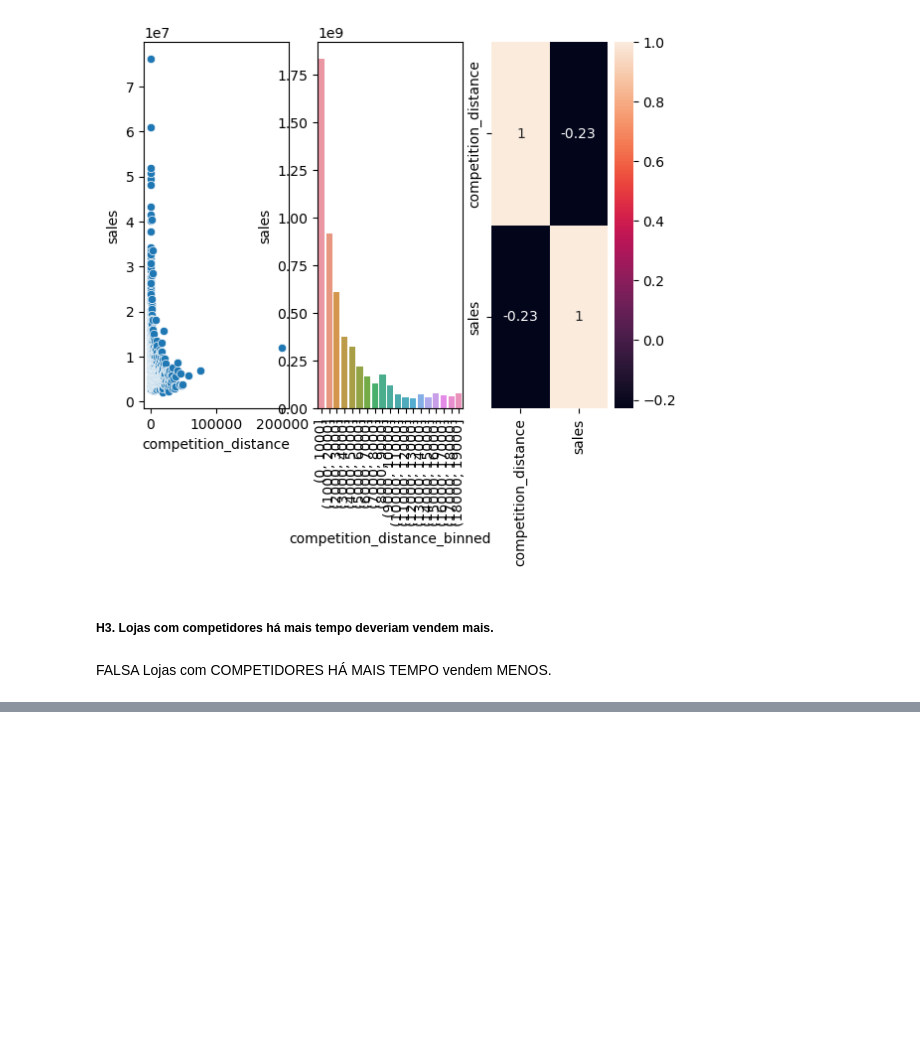
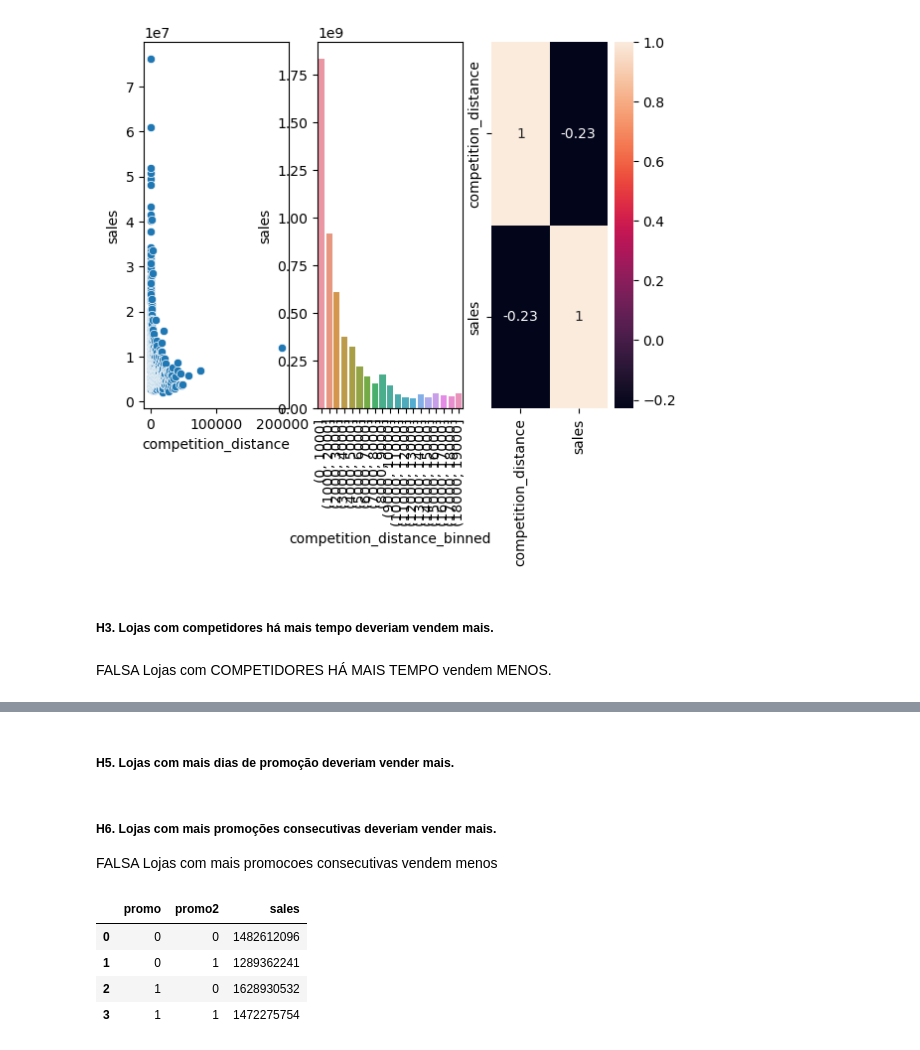
Before and after one commit to raquelEllem/rossmann_store_sales, a Jupyter notebook: rossmann_store_sales/ciclo04_store_sales_prediction.ipynb, the cells around one changed output, grey strips where cells are left out. Cells and saved outputs as stored; diff of their text form; code cells hidden in the pictures; blank space fills up the shorter version.

```diff
--- a/rossmann_store_sales/ciclo04_store_sales_prediction.ipynb
+++ b/rossmann_store_sales/ciclo04_store_sales_prediction.ipynb
@@ -570,0 +610,15 @@ x = sns.heatmap(aux1.corr( method='pearson'), annot=True);
+# %% [markdown]
+##### H5. Lojas com mais dias de promoção deveriam vender mais.
+# %% [markdown]
+##### H6. Lojas com mais promoções consecutivas deveriam vender mais.
+FALSA Lojas com mais promocoes consecutivas vendem menos
+# %%
+# Agrupa as colunas de promoção e vendas pelo valor das promoções
+# e soma as vendas para cada combinação de valores de promoção
+df4[['promo', 'promo2', 'sales']].groupby(['promo', 'promo2']).sum().reset_index()
+# %% [output]
+|  | promo | promo2 | sales |
+| 0 | 0 | 0 | 1482612096 |
+| 1 | 0 | 1 | 1289362241 |
+| 2 | 1 | 0 | 1628930532 |
+| 3 | 1 | 1 | 1472275754 |
```
Also changed, not shown: parts of 4 cells of this notebook.
